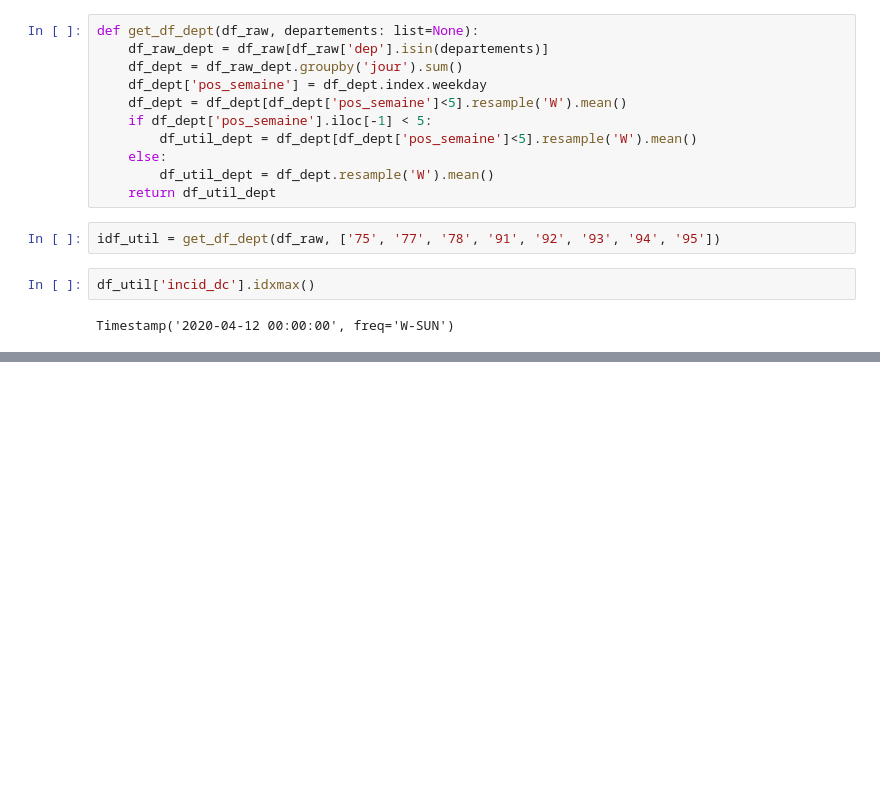
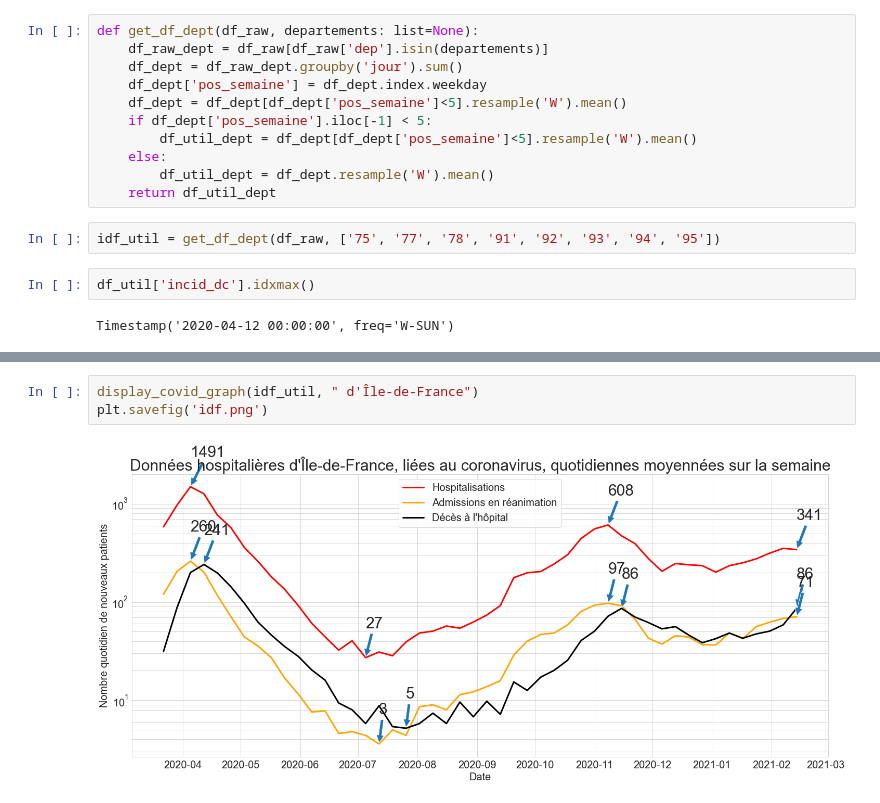
Before and after one commit to JeanBaptisteScellier/coronavirus, a Jupyter notebook: covid.ipynb, the cells around one changed output, grey strips where cells are left out. Saved outputs shown, nothing was run; the diff lists cells and outputs as text; blank space fills up the shorter version.

```diff
--- a/covid.ipynb
+++ b/covid.ipynb
@@ -160,3 +138,8 @@ plt.savefig('idf.png')
+# %%
+display_covid_graph(idf_util, " d'Île-de-France")
+plt.savefig('idf.png')
+# %% [output]
+[figure, added]
 # %%
 plt.figure(figsize=(24, 10))
 sns.set_style("whitegrid")
```
Also changed, not shown: parts of 11 cells of this notebook, 4 other files.
